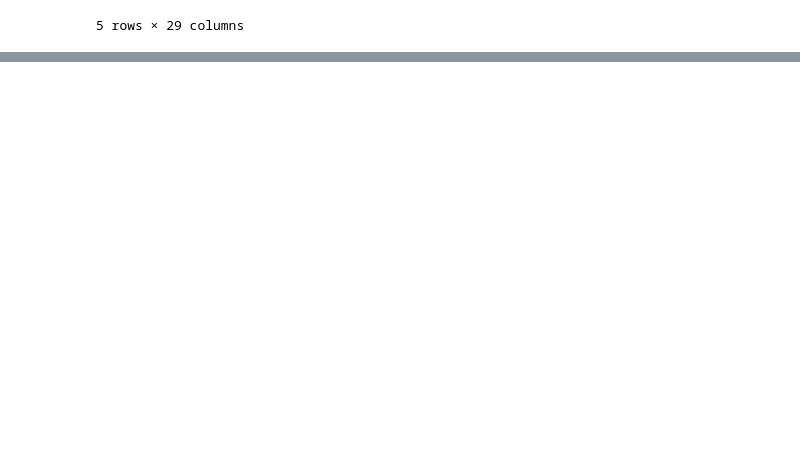
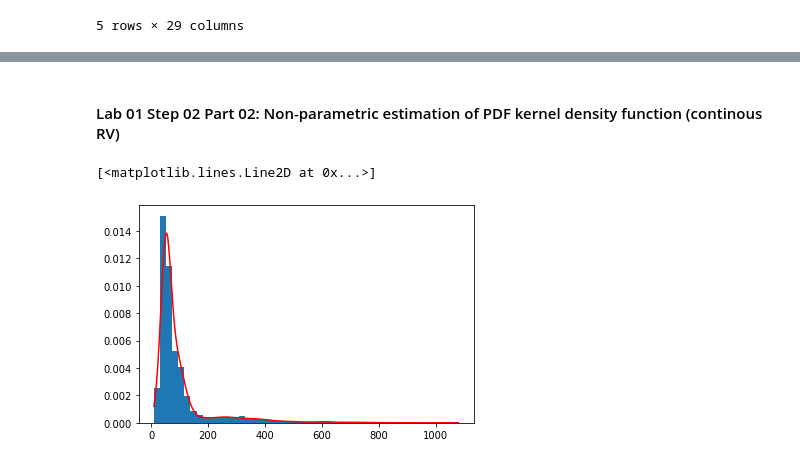
Before and after one commit to Nemat-Allah-Aloush/Multivariate_Data_Analysis, a Jupyter notebook: lab_01.ipynb, the cells around one changed output, grey strips where cells are left out. Saved outputs shown, nothing was run; the diff lists cells and outputs as text; code cells hidden in the pictures; blank space fills up the shorter version.

```diff
--- a/lab_01.ipynb
+++ b/lab_01.ipynb
@@ -51,0 +59,12 @@ for col, axis in zip(df_sample_energydata.columns, axes):
+# %% [markdown]
+#### Lab 01 Step 02 Part 02: Non-parametric estimation of PDF kernel density function (continous RV)
+# %%
+col_App = df_sample_colomn_energydata[df_sample_colomn_energydata.columns[0]].to_numpy()
+density = kde.gaussian_kde(col_App)
+xgrid = np.linspace(col_App.min(), col_App.max(),500)
+ygrid=density.evaluate(xgrid)
+plt.hist(col_App, bins=50,density=True, stacked=True)
+plt.plot(xgrid, ygrid, 'r-')
+# %% [output]
+[<matplotlib.lines.Line2D at 0x...>]
+[figure, added]
```
Also changed, not shown: parts of 15 cells of this notebook.
